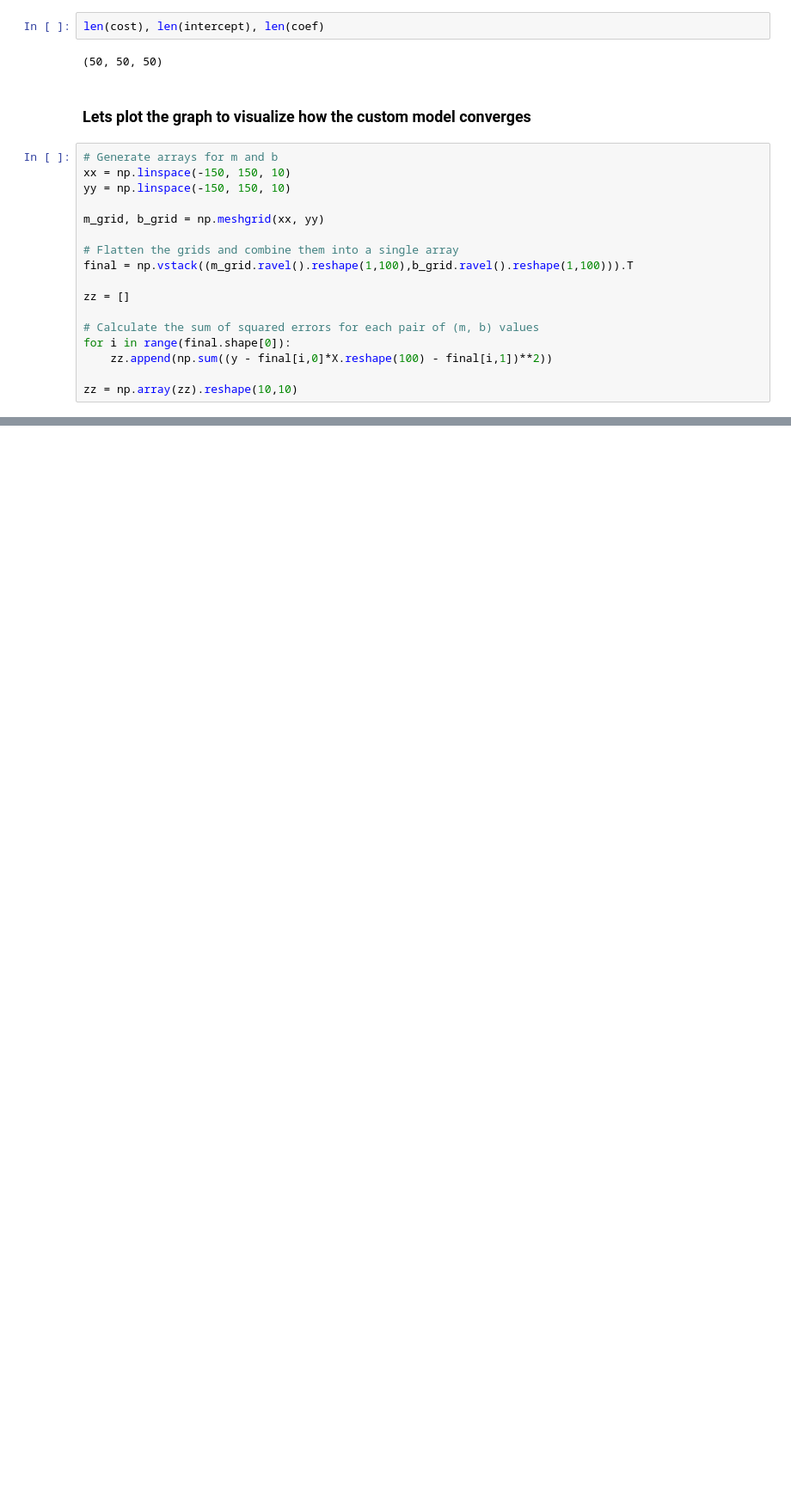
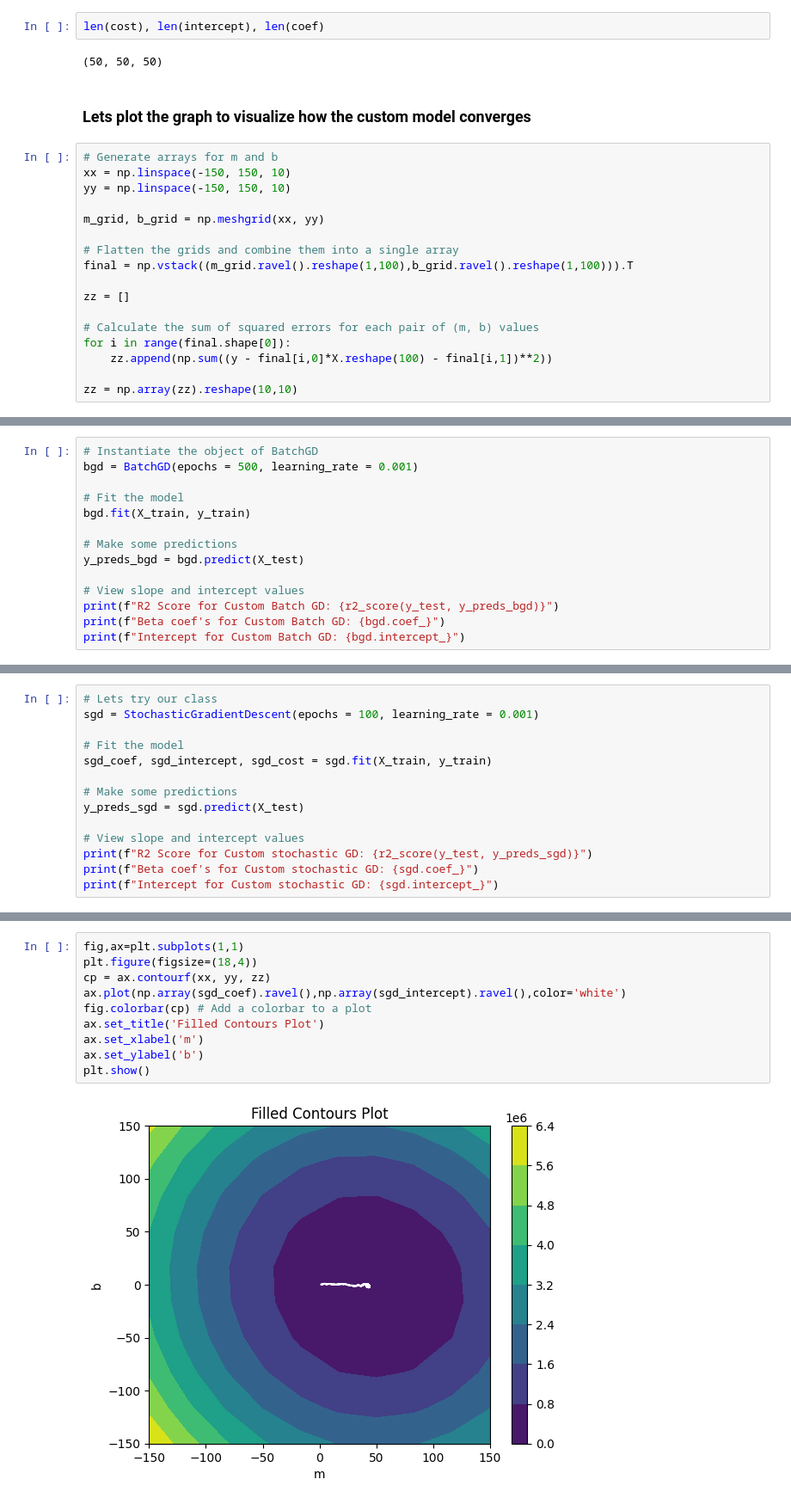
Before and after one commit to krutika-shimpi/MACHINE_LEARNING_MODELS, a Jupyter notebook: GradientDescent/ML_ALGO_03_GradientDescent.ipynb, the cells around one changed output, grey strips where cells are left out. Shown at 86% size. Cells and saved outputs as stored; diff of their text form; blank space fills up the shorter version.

```diff
--- a/GradientDescent/ML_ALGO_03_GradientDescent.ipynb
+++ b/GradientDescent/ML_ALGO_03_GradientDescent.ipynb
@@ -296,0 +366,14 @@ plt.show()
+# %%
+# Instantiate the object of BatchGD
+bgd = BatchGD(epochs = 500, learning_rate = 0.001)
+
+# Fit the model
+bgd.fit(X_train, y_train)
+
+# Make some predictions
+y_preds_bgd = bgd.predict(X_test)
+
+# View slope and intercept values
+print(f"R2 Score for Custom Batch GD: {r2_score(y_test, y_preds_bgd)}")
+print(f"Beta coef's for Custom Batch GD: {bgd.coef_}")
+print(f"Intercept for Custom Batch GD: {bgd.intercept_}")
@@ -296,0 +465,14 @@ plt.show()
+# %%
+# Lets try our class
+sgd = StochasticGradientDescent(epochs = 100, learning_rate = 0.001)
+
+# Fit the model
+sgd_coef, sgd_intercept, sgd_cost = sgd.fit(X_train, y_train)
+
+# Make some predictions
+y_preds_sgd = sgd.predict(X_test)
+
+# View slope and intercept values
+print(f"R2 Score for Custom stochastic GD: {r2_score(y_test, y_preds_sgd)}")
+print(f"Beta coef's for Custom stochastic GD: {sgd.coef_}")
+print(f"Intercept for Custom stochastic GD: {sgd.intercept_}")
@@ -296,0 +483,12 @@ plt.show()
+# %%
+fig,ax=plt.subplots(1,1)
+plt.figure(figsize=(18,4))
+cp = ax.contourf(xx, yy, zz)
+ax.plot(np.array(sgd_coef).ravel(),np.array(sgd_intercept).ravel(),color='white')
+fig.colorbar(cp) # Add a colorbar to a plot
+ax.set_title('Filled Contours Plot')
+ax.set_xlabel('m')
+ax.set_ylabel('b')
+plt.show()
+# %% [output]
+[figure, added]
```
Also changed, not shown: parts of 17 cells of this notebook.
